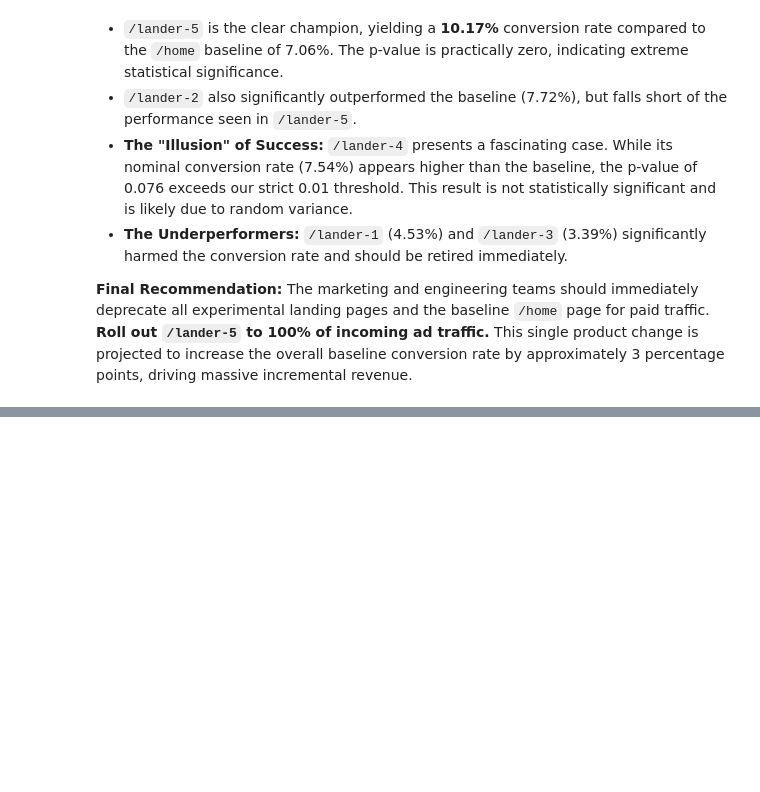
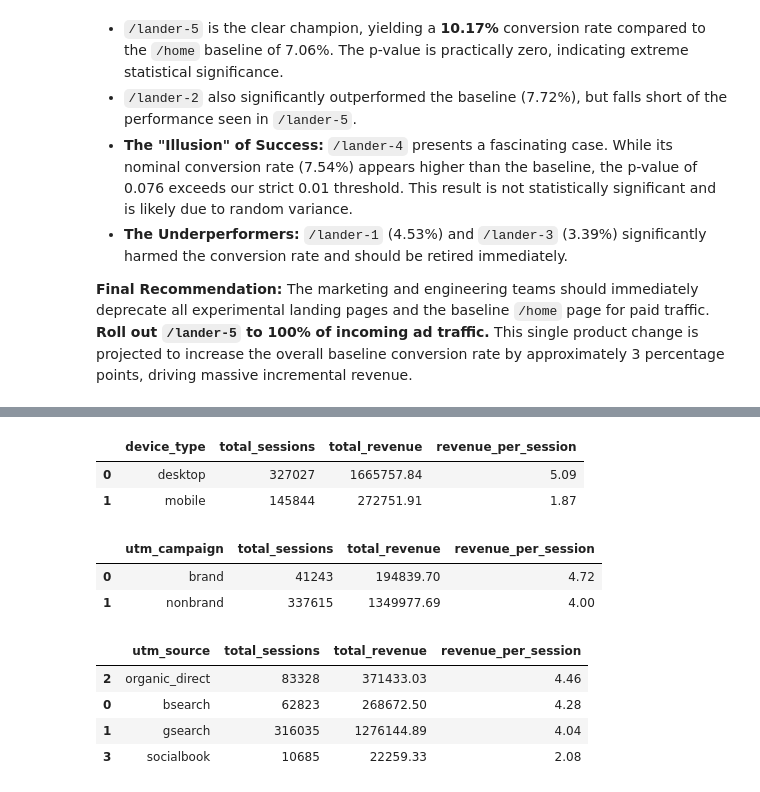
Before and after one commit to Kapustuch/FuzzyFactory-Ecommerce-Analytics, a Jupyter notebook: e-commerce.ipynb, the cells around one changed output, grey strips where cells are left out. Cells and saved outputs as stored; diff of their text form; code cells hidden in the pictures; blank space fills up the shorter version.

```diff
--- a/e-commerce.ipynb
+++ b/e-commerce.ipynb
@@ -584,0 +634,30 @@ The marketing and engineering teams should immediately deprecate all experimenta
+# %%
+# 1. Device Performance
+device_df = marketing_df.groupby('device_type')[['total_sessions', 'total_revenue']].sum().reset_index()
+device_df['revenue_per_session'] = round(device_df['total_revenue'] / device_df['total_sessions'], 2)
+device_df.sort_values('revenue_per_session', ascending=False)
+# %% [output]
+|  | device_type | total_sessions | total_revenue | revenue_per_session |
+| 0 | desktop | 327027 | 1665757.84 | 5.09 |
+| 1 | mobile | 145844 | 272751.91 | 1.87 |
+# %%
+# 2. Brand vs Non-Brand (Filtering for Search Traffic)
+search_df = marketing_df[marketing_df['utm_source'].isin(['gsearch', 'bsearch'])]
+brand_df = search_df.groupby('utm_campaign')[['total_sessions', 'total_revenue']].sum().reset_index()
+brand_df['revenue_per_session'] = round(brand_df['total_revenue'] / brand_df['total_sessions'], 2)
+brand_df.sort_values('revenue_per_session', ascending=False)
+# %% [output]
+|  | utm_campaign | total_sessions | total_revenue | revenue_per_session |
+| 0 | brand | 41243 | 194839.70 | 4.72 |
+| 1 | nonbrand | 337615 | 1349977.69 | 4.00 |
+# %%
+# 3. Overall Source Performance
+source_df = marketing_df.groupby('utm_source')[['total_sessions', 'total_revenue']].sum().reset_index()
+source_df['revenue_per_session'] = round(source_df['total_revenue'] / source_df['total_sessions'], 2)
+source_df.sort_values('revenue_per_session', ascending=False)
+# %% [output]
+|  | utm_source | total_sessions | total_revenue | revenue_per_session |
+| 2 | organic_direct | 83328 | 371433.03 | 4.46 |
+| 0 | bsearch | 62823 | 268672.50 | 4.28 |
+| 1 | gsearch | 316035 | 1276144.89 | 4.04 |
+| 3 | socialbook | 10685 | 22259.33 | 2.08 |
```
Also changed, not shown: parts of 10 cells of this notebook.
